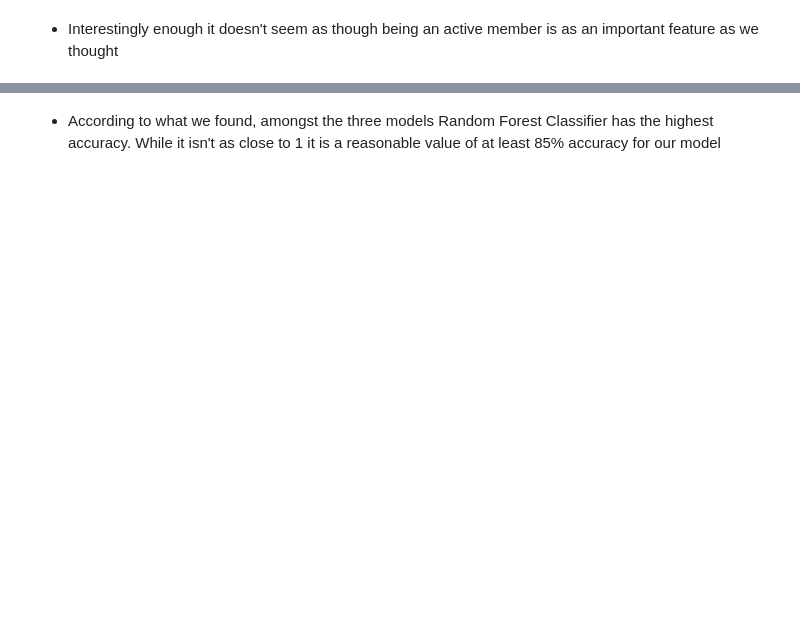
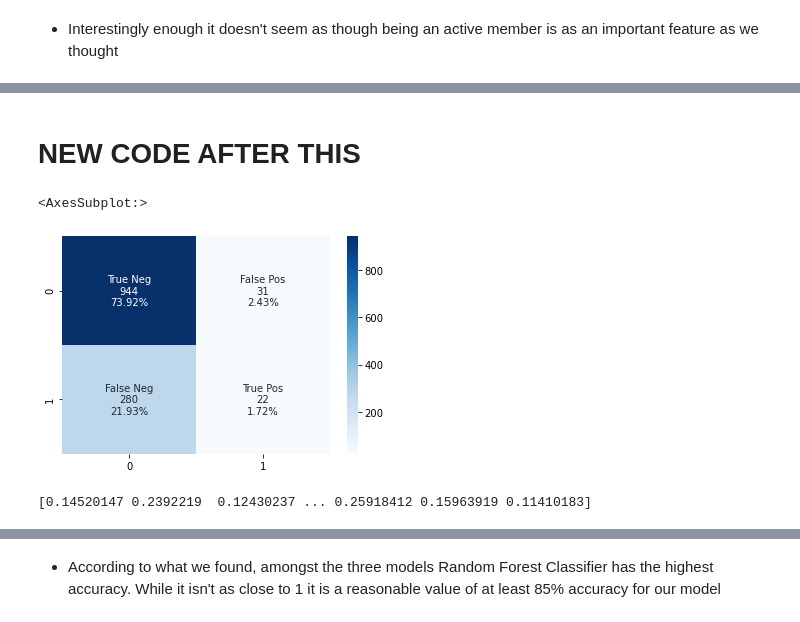
Before and after one commit to kkiepek/Predicting-Bank-Customer-Churn, a Jupyter notebook: Bank Churn EDA + Modeling.ipynb, the cells around one changed output, grey strips where cells are left out. Saved outputs shown, nothing was run; the diff lists cells and outputs as text; code cells hidden in the pictures; blank space fills up the shorter version.

```diff
--- a/Bank Churn EDA + Modeling.ipynb
+++ b/Bank Churn EDA + Modeling.ipynb
@@ -210,11 +231,11 @@ from sklearn.metrics import ConfusionMatrixDisplay
 # %%
-from sklearn.preprocessing import LabelEncoder
+# from sklearn.preprocessing import LabelEncoder
 
-df['gender'] = LabelEncoder().fit_transform(df['gender'])
-df['country'] = LabelEncoder().fit_transform(df['country'])
+# df['gender'] = LabelEncoder().fit_transform(df['gender'])
+# df['country'] = LabelEncoder().fit_transform(df['country'])
 
-X = df.drop(['customer_id','churn'], axis=1)
-y = df['churn']
+# X = df.drop(['customer_id','churn'], axis=1)
+# y = df['churn']
 
-X_train, X_test, y_train, y_test = train_test_split(X, y, test_size=0.33, random_state=0)
+# X_train, X_test, y_train, y_test = train_test_split(X, y, test_size=0.33, random_state=0)
 # %%
@@ -254,3 +281,5 @@ forest_importances.sort_values().plot.barh(ax=ax)
+# %% [markdown]
+# NEW CODE AFTER THIS
 # %%
 from sklearn.model_selection import train_test_split
 # %%
@@ -258,6 +287,7 @@ from sklearn.model_selection import train_test_split
 
 from sklearn.preprocessing import LabelEncoder
 
+df = df[df['balance'] != 0]
 df['gender'] = LabelEncoder().fit_transform(df['gender'])
 df['country'] = LabelEncoder().fit_transform(df['country'])
 
@@ -265,3 +295,32 @@ X = df.drop(['customer_id','churn'], axis=1)
 y = df['churn']
 # %%
 X_train, X_test, y_train, y_test = train_test_split(X, y, test_size=0.2, random_state=42)
+# %%
+from sklearn import metrics
+confusion_matrix = metrics.confusion_matrix(y_test, x)
+confusion_matrix
+
+import seaborn as sns
+group_names = ['True Neg','False Pos','False Neg','True Pos']
+group_counts = ["{0:0.0f}".format(value) for value in
+                confusion_matrix.flatten()]
+group_percentages = ["{0:.2%}".format(value) for value in
+                     confusion_matrix.flatten()/np.sum(confusion_matrix)]
+labels = [f"{v1}\n{v2}\n{v3}" for v1, v2, v3 in
+          zip(group_names,group_counts,group_percentages)]
+labels = np.asarray(labels).reshape(2,2)
+sns.heatmap(confusion_matrix, annot=labels, fmt="", cmap='Blues')
+# %% [output]
+<AxesSubplot:>
+[figure, added]
+# %%
+from sklearn.linear_model import LogisticRegression as LR
+
+lrmodel = LR().fit(X_train,y_train)
+x = lrmodel.predict(X_test)
+
+
+predicted_probabilities = lrmodel.predict_proba(X_test)
+print(predicted_probabilities[:,1])
+# %% [output]
+[0.14520147 0.2392219  0.12430237 ... 0.25918412 0.15963919 0.11410183]
```
Also changed, not shown: parts of 40 cells of this notebook.
